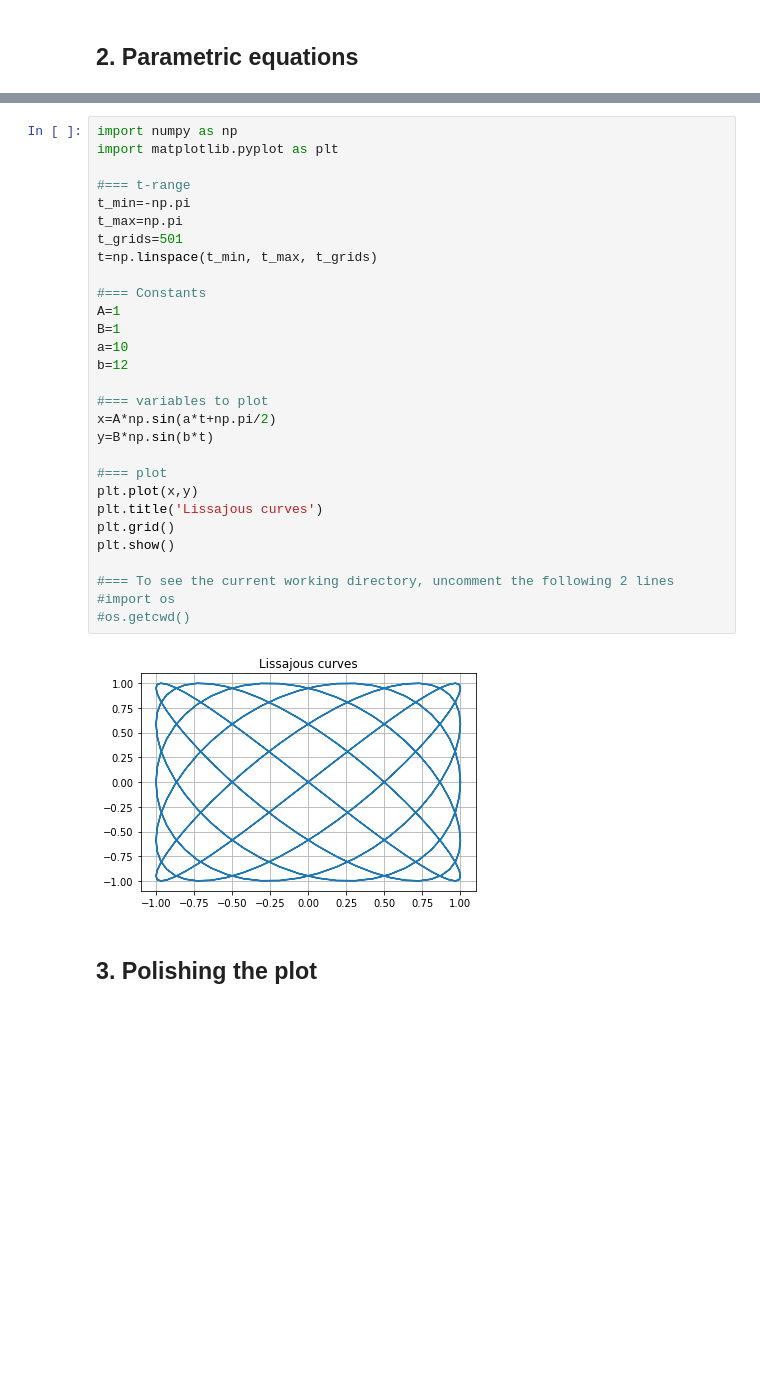
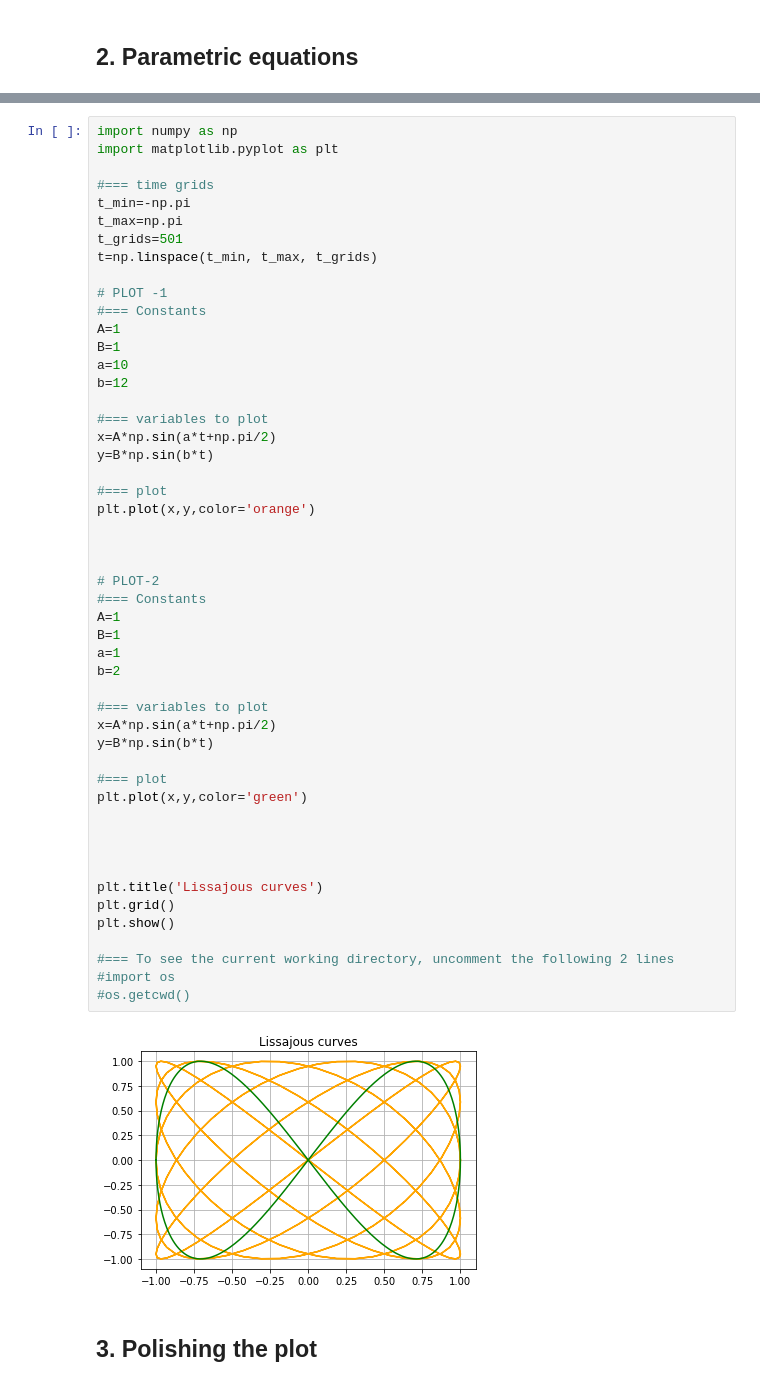
Before and after one commit to raghurama123/NumericalMethodsOld, a Jupyter notebook: notebooks/nm_02_Plotting.ipynb, the cells around one changed output, grey strips where cells are left out. Cells and saved outputs as stored; diff of their text form; blank space fills up the shorter version.

```diff
--- a/notebooks/nm_02_Plotting.ipynb
+++ b/notebooks/nm_02_Plotting.ipynb
@@ -51,34 +54,55 @@ $$
 # %%
 import numpy as np
 import matplotlib.pyplot as plt
 
-#=== t-range
+#=== time grids
 t_min=-np.pi
 t_max=np.pi
 t_grids=501
 t=np.linspace(t_min, t_max, t_grids)
 
+# PLOT -1
 #=== Constants
 A=1
 B=1
 a=10
 b=12
 
 #=== variables to plot
 x=A*np.sin(a*t+np.pi/2)
 y=B*np.sin(b*t)
 
 #=== plot
-plt.plot(x,y)
+plt.plot(x,y,color='orange')
+
+
+
+# PLOT-2
+#=== Constants
+A=1
+B=1
+a=1
+b=2
+
+#=== variables to plot
+x=A*np.sin(a*t+np.pi/2)
+y=B*np.sin(b*t)
+
+#=== plot
+plt.plot(x,y,color='green')
+
+
+
+
 plt.title('Lissajous curves')
 plt.grid()
 plt.show()
 
 #=== To see the current working directory, uncomment the following 2 lines
 #import os
 #os.getcwd()
 # %% [output]
-[figure, old version]
+[figure, new version]
 # %% [markdown]
 ## 3. Polishing the plot
 # %%
```
Also changed, not shown: parts of 7 cells of this notebook, 3 other files.
